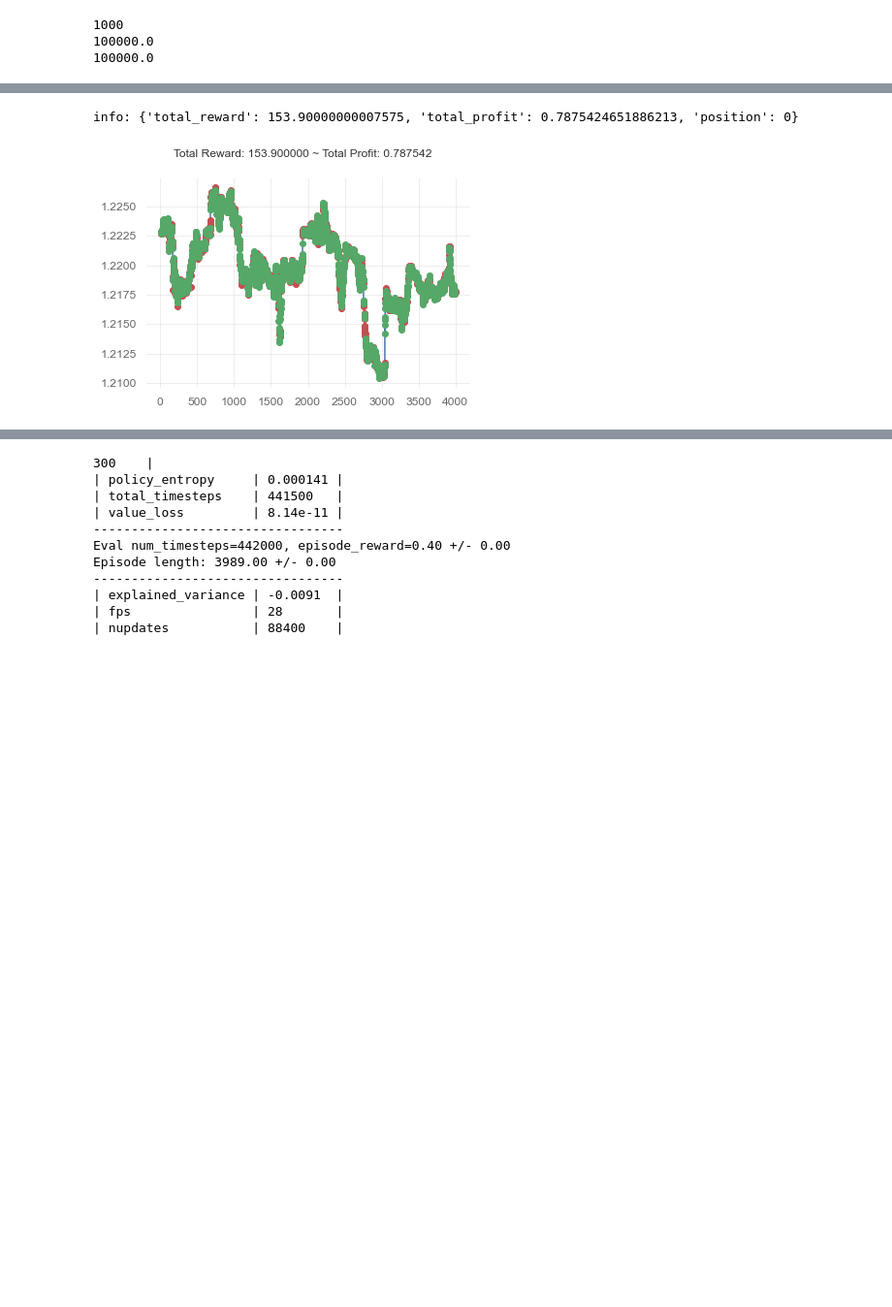
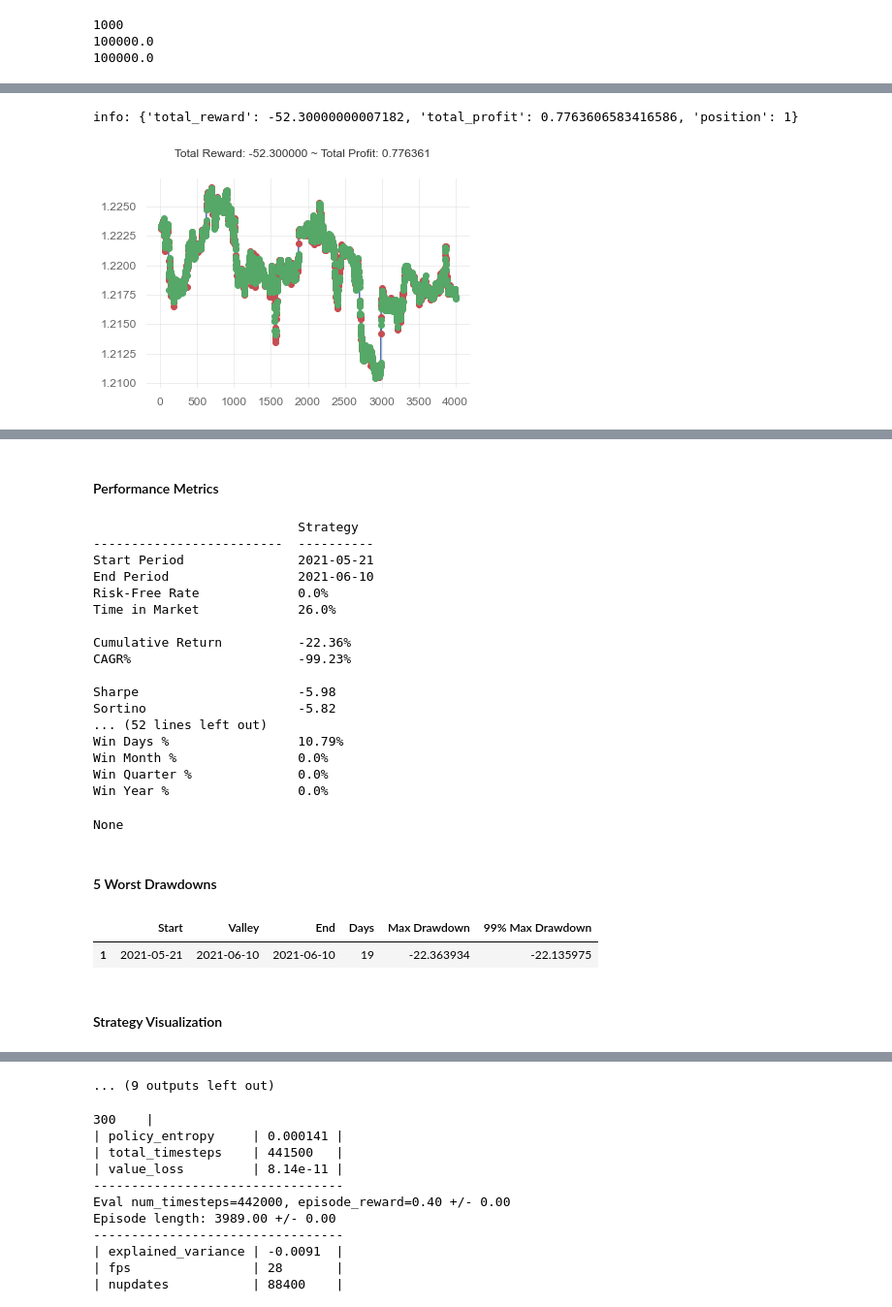
Before and after one commit to dhupee/MetaNgepet, a Jupyter notebook: MetaNgepet-Train.ipynb, the cells around one changed output, grey strips where cells are left out. Shown at 97% size. Cells and saved outputs as stored; diff of their text form; code cells hidden in the pictures; blank space fills up the shorter version.

Commit message:
give a random action quanstats as a comparasion reference

```diff
--- a/MetaNgepet-Train.ipynb
+++ b/MetaNgepet-Train.ipynb
@@ -302,18 +302,28 @@ memory usage: 312.5 KB
 # %%
 # Based on random actions
 
 observation = env.reset()
 while True:
     action = env.action_space.sample()
     observation, reward, done, info = env.step(action)
     # env.render()
     if done:
         print("info:", info)
         break
 
 plt.cla()
 env.render_all()
 plt.show()
+
+qs.extend_pandas()
+
+net_worth = pd.Series(env.history['total_profit'], index=df.index[start_index+1:end_index])
+returns = net_worth.pct_change().iloc[1:]
+
+print(returns,'\n')
+
+qs.reports.full(returns)
+qs.reports.html(returns, output='./Random Result/random quantstats.html'.format(Symbol, Timeframe))
 # %% [output]
-info: {'total_reward': 153.90000000007575, 'total_profit': 0.7875424651886213, 'position': 0}
+info: {'total_reward': -52.30000000007182, 'total_profit': 0.7763606583416586, 'position': 1}
-[figure, old version]
+[figure, new version]
@@ -319,0 +343,23 @@ info: {'total_reward': 153.90000000007575, 'total_profit': 0.7875424651886213, '
+Performance Metrics
+                           Strategy
+-------------------------  ----------
+Start Period               2021-05-21
+End Period                 2021-06-10
+Risk-Free Rate             0.0%
+Time in Market             26.0%
+
+Cumulative Return          -22.36%
+CAGR%                      -99.23%
+
+Sharpe                     -5.98
+Sortino                    -5.82
+... (52 lines left out)
+Win Days %                 10.79%
+Win Month %                0.0%
+Win Quarter %              0.0%
+Win Year %                 0.0%
+None
+5 Worst Drawdowns
+|  | Start | Valley | End | Days | Max Drawdown | 99% Max Drawdown |
+| 1 | 2021-05-21 | 2021-06-10 | 2021-06-10 | 19 | -22.363934 | -22.135975 |
+Strategy Visualization
@@ -320,3 +369,4 @@ info: {'total_reward': 153.90000000007575, 'total_profit': 0.7875424651886213, '
+... (9 outputs left out)
 # %%
 env_maker = lambda: env
 env = DummyVecEnv([env_maker])
```
Also changed, not shown: parts of 6 cells of this notebook, 2 other files.
